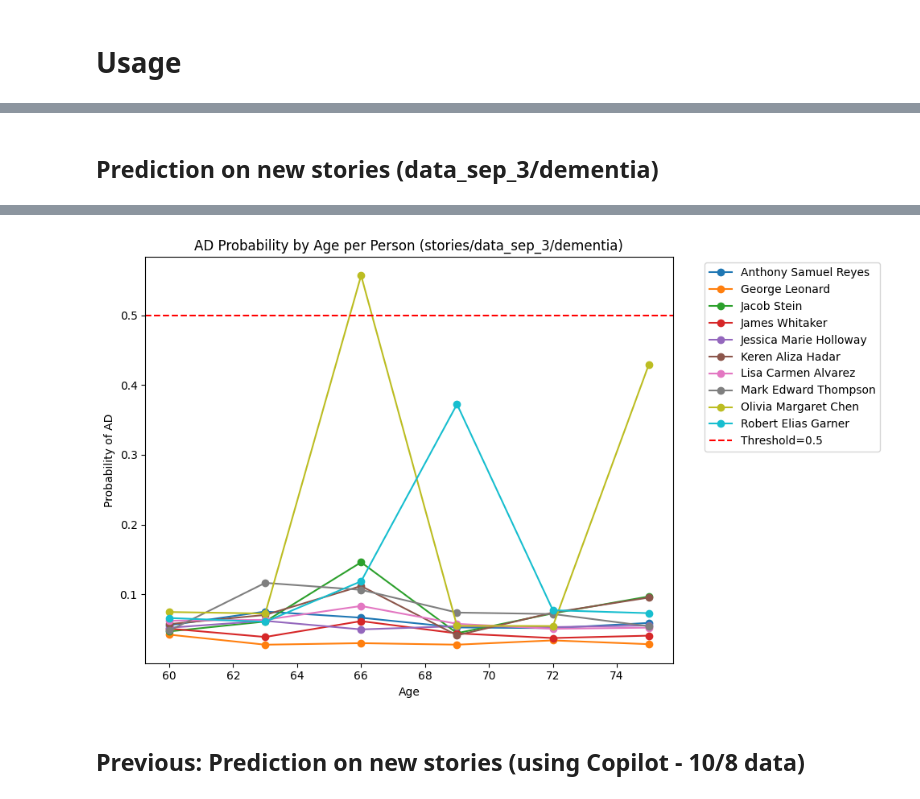
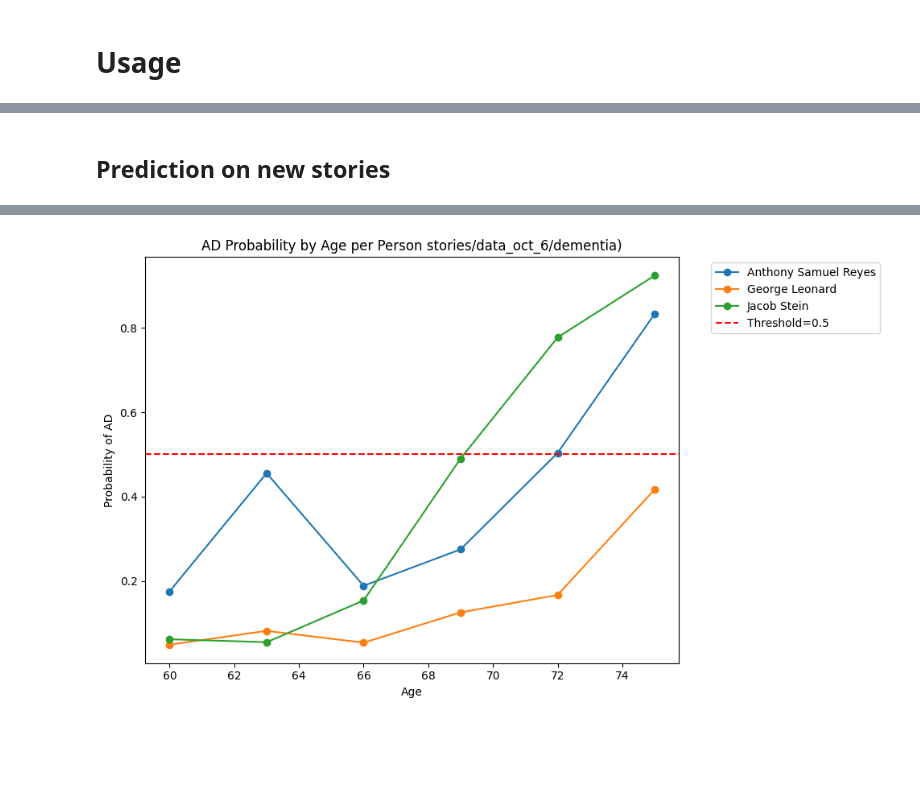
Before and after one commit to NetanelShalev/AD_LongitudinalDataGenerator, a Jupyter notebook: AD detection.ipynb, the cells around one changed output, grey strips where cells are left out. Cells and saved outputs as stored; diff of their text form; code cells hidden in the pictures; blank space fills up the shorter version.

```diff
--- a/AD detection.ipynb
+++ b/AD detection.ipynb
@@ -185,4 +183,6 @@ def run_on_json_dir(json_dir: Union[str, Path], add_predicted_start_age: bool =
     return pd.concat(dfs, ignore_index=True)
 # %% [markdown]
 # Usage
+# %%
+data_dir = Path("stories/data_oct_6/dementia/")
 # %%
@@ -206,9 +204,7 @@ df_one
 # %% [markdown]
-## Prediction on new stories (data_sep_3/dementia)
+## Prediction on new stories
 # %%
 # Path to your folder with persona JSONs (new dementia stories)
-data_dir = Path("stories/data_sep_3/dementia")
-
 # Run predictions over all personas in the folder
 df_all = run_on_json_dir(data_dir, add_predicted_start_age=True, threshold=0.5)
 
@@ -224,7 +220,7 @@ for person_name, subdf in df_all.groupby("person_name"):
 plt.axhline(0.5, color="red", linestyle="--", label="Threshold=0.5")
 plt.xlabel("Age")
 plt.ylabel("Probability of AD")
-plt.title("AD Probability by Age per Person (stories/data_sep_3/dementia)")
+plt.title(f"AD Probability by Age per Person {data_dir})")
 plt.legend(bbox_to_anchor=(1.05, 1), loc="upper left")
 plt.tight_layout()
 plt.show()
@@ -249,3 +245 @@ plt.show()
-[figure, old version]
+[figure, new version]
-# %% [markdown]
-## Previous: Prediction on new stories (using Copilot - 10/8 data)
```
Also changed, not shown: parts of 5 cells of this notebook, 5 other files.
